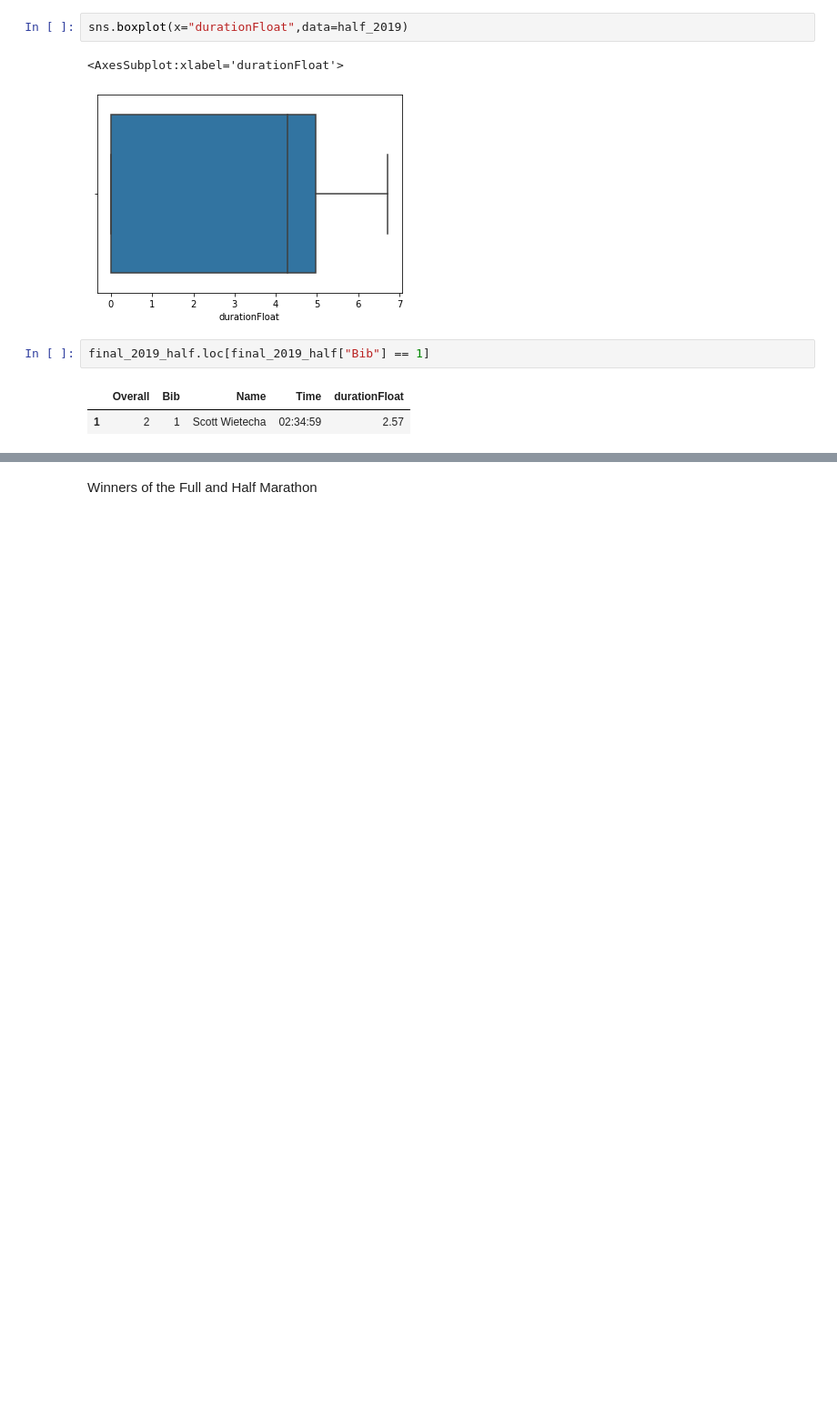
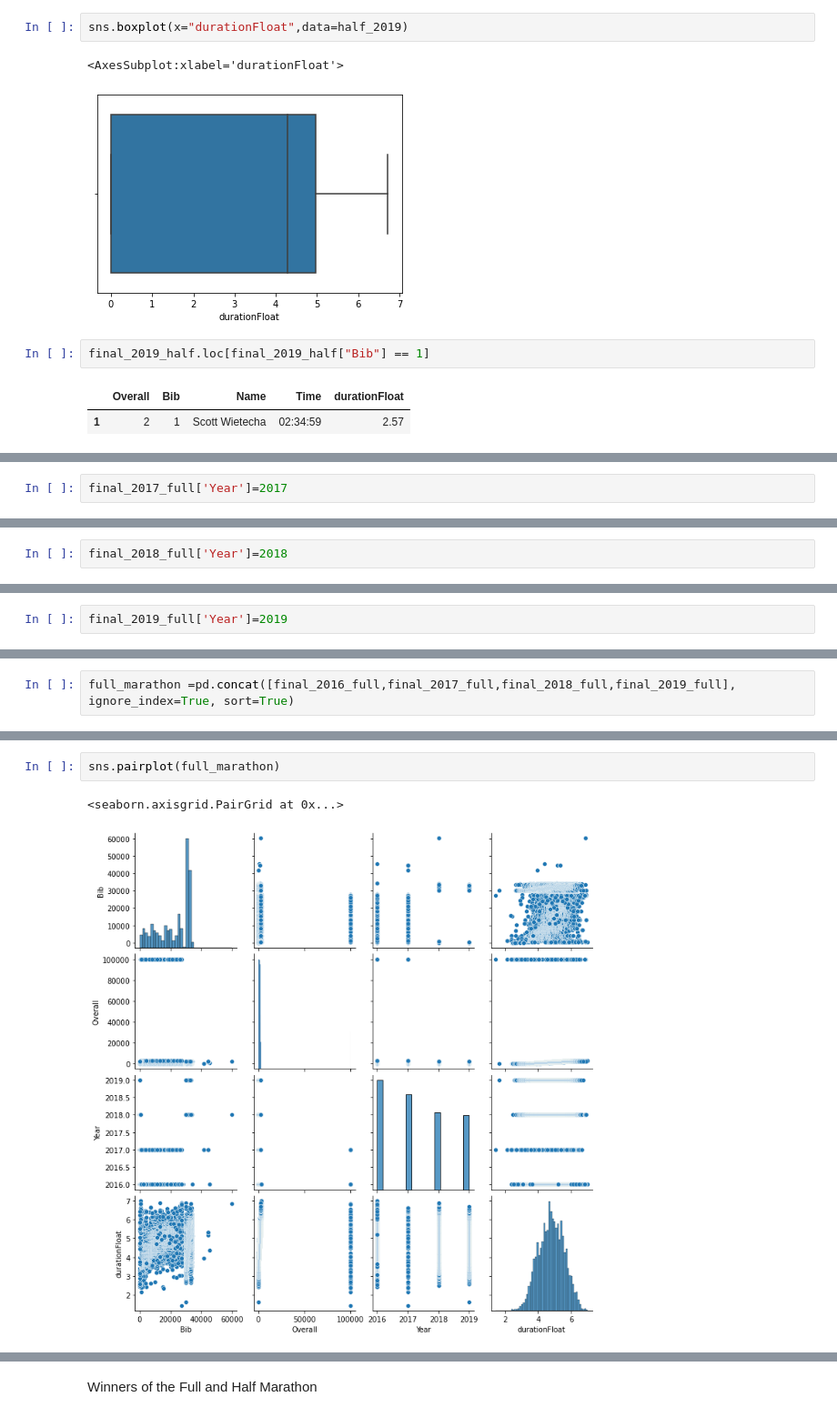
Before and after one commit to abcarlisle22/web-scraping-marathon-data-abcarlisle22, a Jupyter notebook: Marathon_Project_Webscrapping.ipynb, the cells around one changed output, grey strips where cells are left out. Shown at 91% size. Cells and saved outputs as stored; diff of their text form; blank space fills up the shorter version.

```diff
--- a/Marathon_Project_Webscrapping.ipynb
+++ b/Marathon_Project_Webscrapping.ipynb
@@ -1135,0 +1149,2 @@ final_2019_half.loc[final_2019_half["Bib"] == 1]
+# %%
+final_2017_full['Year']=2017
@@ -1135,0 +1160,2 @@ final_2019_half.loc[final_2019_half["Bib"] == 1]
+# %%
+final_2018_full['Year']=2018
@@ -1135,0 +1171,2 @@ final_2019_half.loc[final_2019_half["Bib"] == 1]
+# %%
+final_2019_full['Year']=2019
@@ -1135,0 +1182,2 @@ final_2019_half.loc[final_2019_half["Bib"] == 1]
+# %%
+full_marathon =pd.concat([final_2016_full,final_2017_full,final_2018_full,final_2019_full], ignore_index=True, sort=True)
@@ -1135,0 +1201,5 @@ final_2019_half.loc[final_2019_half["Bib"] == 1]
+# %%
+sns.pairplot(full_marathon)
+# %% [output]
+<seaborn.axisgrid.PairGrid at 0x...>
+[figure, added]
```
Also changed, not shown: parts of 11 cells of this notebook.
